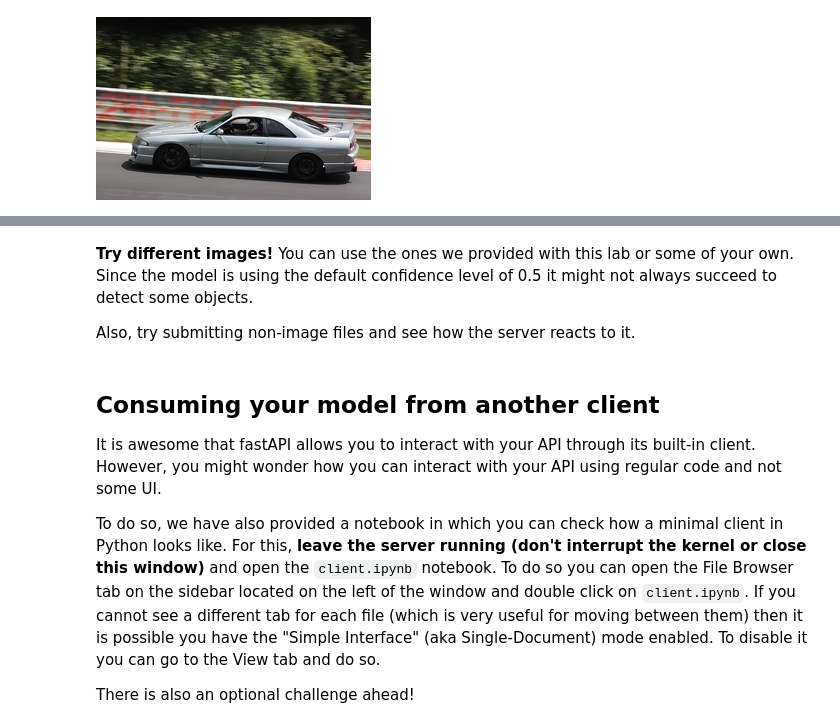
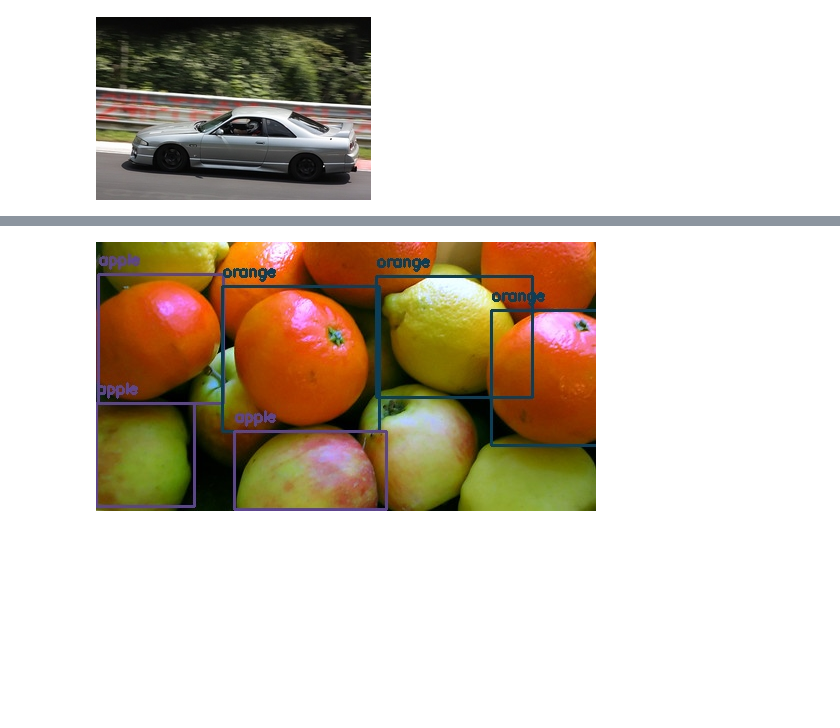
Before and after one commit to vyavahareyash/YOLO, a Jupyter notebook: server.ipynb, the cells around one changed output, grey strips where cells are left out. Saved outputs shown, nothing was run; the diff lists cells and outputs as text; code cells hidden in the pictures; blank space fills up the shorter version.

```diff
--- a/server.ipynb
+++ b/server.ipynb
@@ -421,12 +23,0 @@ You can choose a model from the **model** field (if you select the full YOLO mod
-# %% [markdown]
-**Try different images!** You can use the ones we provided with this lab or some of your own. Since the model is using the default confidence level of 0.5 it might not always succeed to detect some objects.
-
-Also, try submitting non-image files and see how the server reacts to it.
-# %% [markdown]
-## Consuming your model from another client
-
-It is awesome that fastAPI allows you to interact with your API through its built-in client. However, you might wonder how you can interact with your API using regular code and not some UI.
-
-To do so, we have also provided a notebook in which you can check how a minimal client in Python looks like. For this, **leave the server running (don't interrupt the kernel or close this window)** and open the `client.ipynb` notebook. To do so you can open the File Browser tab on the sidebar located on the left of the window and double click on `client.ipynb`. If you cannot see a different tab for each file (which is very useful for moving between them) then it is possible you have the "Simple Interface" (aka Single-Document) mode enabled. To disable it you can go to the View tab and do so.
-
-There is also an optional challenge ahead!
@@ -432,0 +30,10 @@ There is also an optional challenge ahead!
+# %%
+filename = 'fruits.jpg'
+img_filepath = f'images/{filename}'
+img = cv2.imread(img_filepath)
+bbox, label, conf = cv.detect_common_objects(img, confidence=0.5, model='yolov3')
+output_image = draw_bbox(img, bbox, label, conf)
+cv2.imwrite(f'{filename}', output_image)
+display(Image(f'{filename}'))
+# %% [output]
+[figure, added]
```
Also changed, not shown: parts of 30 cells of this notebook.
